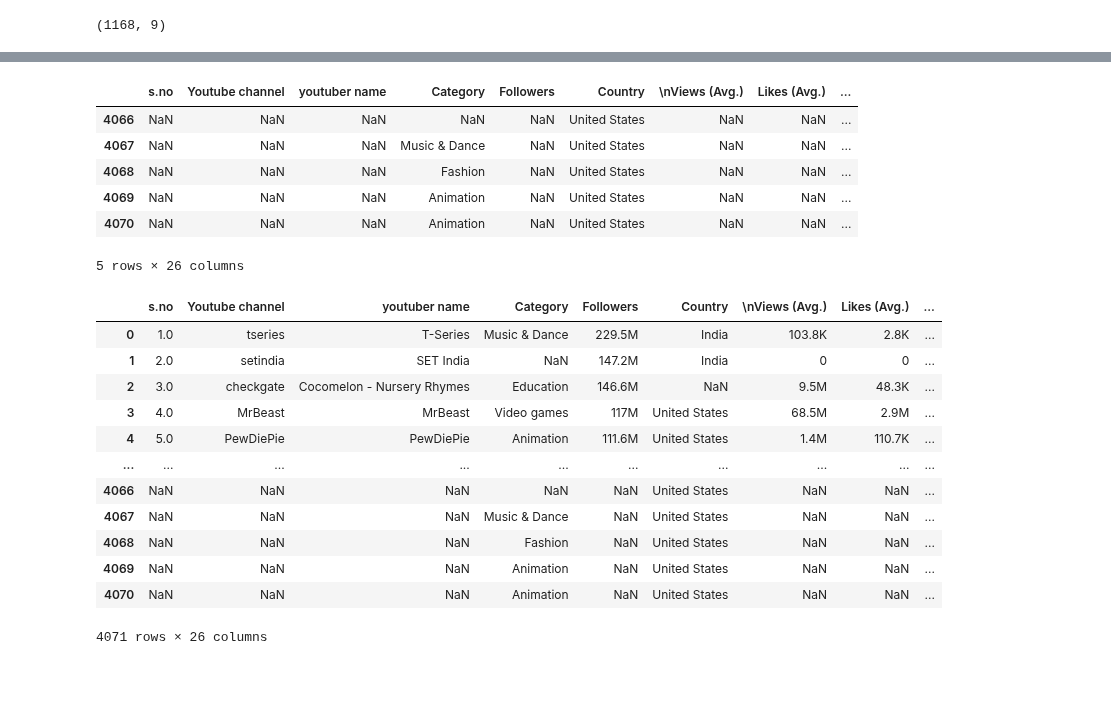
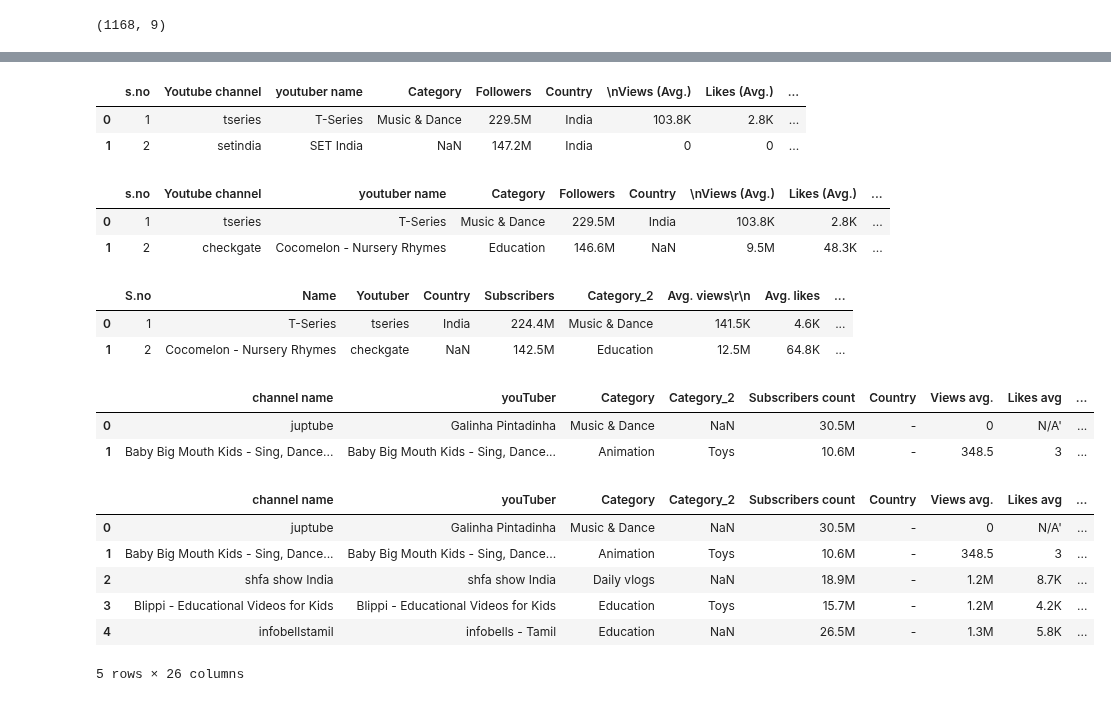
Before and after one commit to MonicaGonzalez30/CienciaDatosLasChicasSuperpoderosas, a Jupyter notebook: Proyectos/Unidad2/Redes_Sociales.ipynb, the cells around one changed output, grey strips where cells are left out. Drawn from its saved outputs; the diff is of its cells as text; code cells hidden in the pictures; blank space fills up the shorter version.

```diff
--- a/Proyectos/Unidad2/Redes_Sociales.ipynb
+++ b/Proyectos/Unidad2/Redes_Sociales.ipynb
@@ -190,39 +399,53 @@ df_Tik_tok.tail()
+# %%
+# Archivo de Youtube - diciembre
+df_Y_Dec = pd.read_csv(Youtube[0])
+df_Y_Dec['Month'] = 'December'
+df_Y_Dec.head(2)
+# %% [output]
+|  | s.no | Youtube channel | youtuber name | Category | Followers | Country | \nViews (Avg.) | Likes (Avg.) | ... |
+| 0 | 1 | tseries | T-Series | Music & Dance | 229.5M | India | 103.8K | 2.8K | ... |
+| 1 | 2 | setindia | SET India | NaN | 147.2M | India | 0 | 0 | ... |
+# %%
+# Archivo de Youtube - noviembre
+df_Y_Nov = pd.read_csv(Youtube[1])
+df_Y_Nov['Month'] = 'November'
+df_Y_Nov.head(2)
+# %% [output]
+|  | s.no | Youtube channel | youtuber name | Category | Followers | Country | \nViews (Avg.) | Likes (Avg.) | ... |
+| 0 | 1 | tseries | T-Series | Music & Dance | 229.5M | India | 103.8K | 2.8K | ... |
+| 1 | 2 | checkgate | Cocomelon - Nursery Rhymes | Education | 146.6M | NaN | 9.5M | 48.3K | ... |
+# %%
+# Archivo de Youtube - septiembre
+df_Y_Sep = pd.read_csv(Youtube[2])
+df_Y_Sep['Month'] = 'September'
+df_Y_Sep.head(2)
+# %% [output]
+|  | S.no | Name | Youtuber | Country | Subscribers | Category_2 | Avg. views\r\n | Avg. likes | ... |
+| 0 | 1 | T-Series | tseries | India | 224.4M | Music & Dance | 141.5K | 4.6K | ... |
+| 1 | 2 | Cocomelon - Nursery Rhymes | checkgate | NaN | 142.5M | Education | 12.5M | 64.8K | ... |
+# %%
+# Archivo de Youtube - junio
+df_Y_June = pd.read_csv(Youtube[3])
+df_Y_June['Month'] = 'June'
+df_Y_June.head(2)
+# %% [output]
+|  | channel name | youTuber | Category | Category_2 | Subscribers count | Country | Views avg. | Likes avg | ... |
+| 0 | juptube | Galinha Pintadinha | Music & Dance | NaN | 30.5M | - | 0 | N/A' | ... |
+| 1 | Baby Big Mouth Kids - Sing, Dance... | Baby Big Mouth Kids - Sing, Dance... | Animation | Toys | 10.6M | - | 348.5 | 3 | ... |
 # %%
-dataframes = []
-for ruta_archivo in Youtube:
-    df = pd.read_csv(ruta_archivo)
-    dataframes.append(df)
-
-# Concatenar los DataFrames en un solo DataFrame
-df_Youtube = pd.concat(dataframes, axis=0, ignore_index=True)
+# Concatenar los DataFrames de Youtube en un solo DataFrame
+df_Youtube = pd.concat([df_Y_June, df_Y_Sep, df_Y_Nov, df_Y_Dec], axis=0, ignore_index=True)
 
 # Verificar el DataFrame resultante
-df_Youtube.tail()
+df_Youtube.head()
 # %% [output]
-|  | s.no | Youtube channel | youtuber name | Category | Followers | Country | \nViews (Avg.) | Likes (Avg.) | ... |
-| 4066 | NaN | NaN | NaN | NaN | NaN | United States | NaN | NaN | ... |
-| 4067 | NaN | NaN | NaN | Music & Dance | NaN | United States | NaN | NaN | ... |
-| 4068 | NaN | NaN | NaN | Fashion | NaN | United States | NaN | NaN | ... |
-| 4069 | NaN | NaN | NaN | Animation | NaN | United States | NaN | NaN | ... |
-| 4070 | NaN | NaN | NaN | Animation | NaN | United States | NaN | NaN | ... |
+|  | channel name | youTuber | Category | Category_2 | Subscribers count | Country | Views avg. | Likes avg | ... |
+| 0 | juptube | Galinha Pintadinha | Music & Dance | NaN | 30.5M | - | 0 | N/A' | ... |
+| 1 | Baby Big Mouth Kids - Sing, Dance... | Baby Big Mouth Kids - Sing, Dance... | Animation | Toys | 10.6M | - | 348.5 | 3 | ... |
+| 2 | shfa show India | shfa show India | Daily vlogs | NaN | 18.9M | - | 1.2M | 8.7K | ... |
+| 3 | Blippi - Educational Videos for Kids | Blippi - Educational Videos for Kids | Education | Toys | 15.7M | - | 1.2M | 4.2K | ... |
+| 4 | infobellstamil | infobells - Tamil | Education | NaN | 26.5M | - | 1.3M | 5.8K | ... |
 5 rows × 26 columns
-# %%
-# DataFrame sin limpieza
-df_Youtube
-# %% [output]
-|  | s.no | Youtube channel | youtuber name | Category | Followers | Country | \nViews (Avg.) | Likes (Avg.) | ... |
-| 0 | 1.0 | tseries | T-Series | Music & Dance | 229.5M | India | 103.8K | 2.8K | ... |
-| 1 | 2.0 | setindia | SET India | NaN | 147.2M | India | 0 | 0 | ... |
-| 2 | 3.0 | checkgate | Cocomelon - Nursery Rhymes | Education | 146.6M | NaN | 9.5M | 48.3K | ... |
-| 3 | 4.0 | MrBeast | MrBeast | Video games | 117M | United States | 68.5M | 2.9M | ... |
-| 4 | 5.0 | PewDiePie | PewDiePie | Animation | 111.6M | United States | 1.4M | 110.7K | ... |
-| ... | ... | ... | ... | ... | ... | ... | ... | ... | ... |
-| 4066 | NaN | NaN | NaN | NaN | NaN | United States | NaN | NaN | ... |
-| 4067 | NaN | NaN | NaN | Music & Dance | NaN | United States | NaN | NaN | ... |
-| 4068 | NaN | NaN | NaN | Fashion | NaN | United States | NaN | NaN | ... |
-| 4069 | NaN | NaN | NaN | Animation | NaN | United States | NaN | NaN | ... |
-| 4070 | NaN | NaN | NaN | Animation | NaN | United States | NaN | NaN | ... |
-4071 rows × 26 columns
 # %%
 # Limpieza de YouTube
 
```
Also changed, not shown: parts of 76 cells of this notebook, 14 other files.
